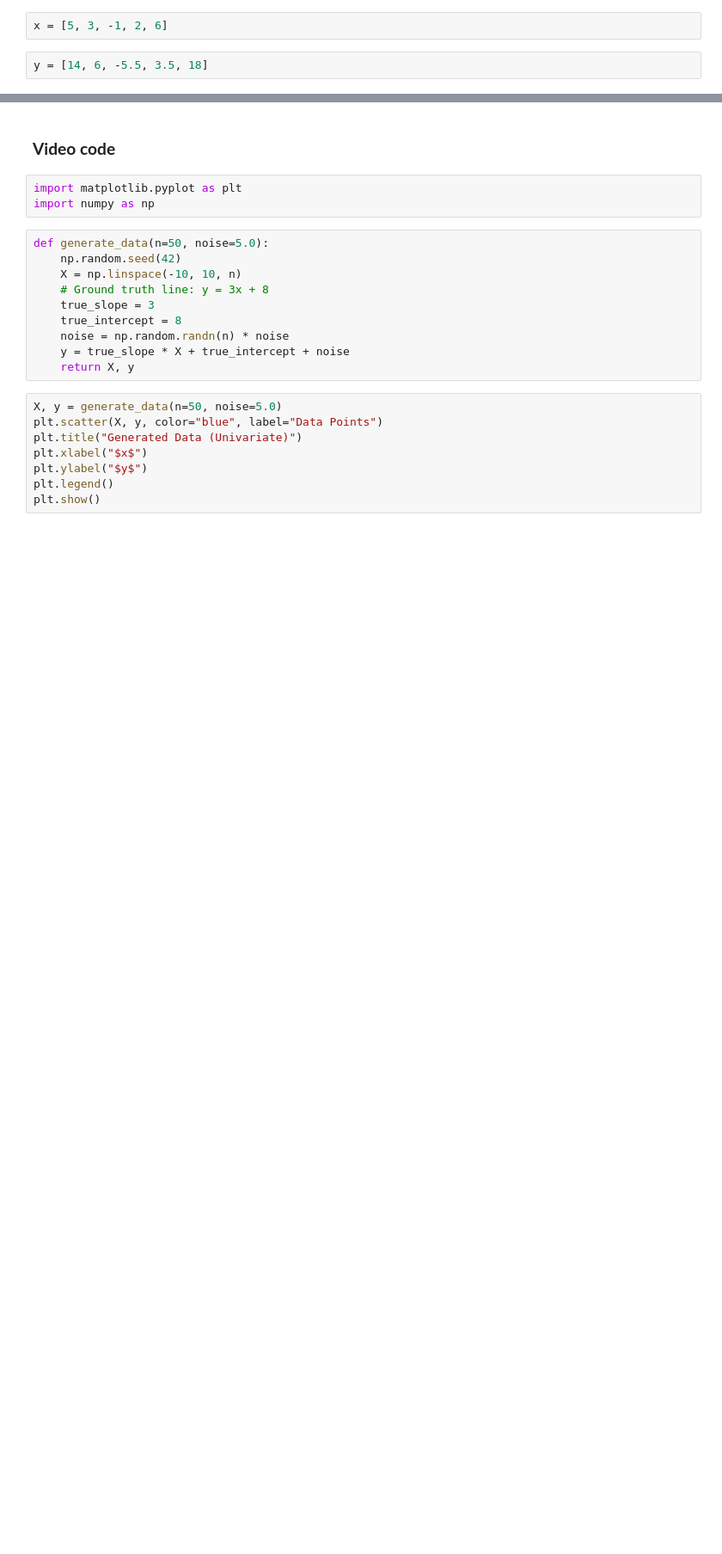
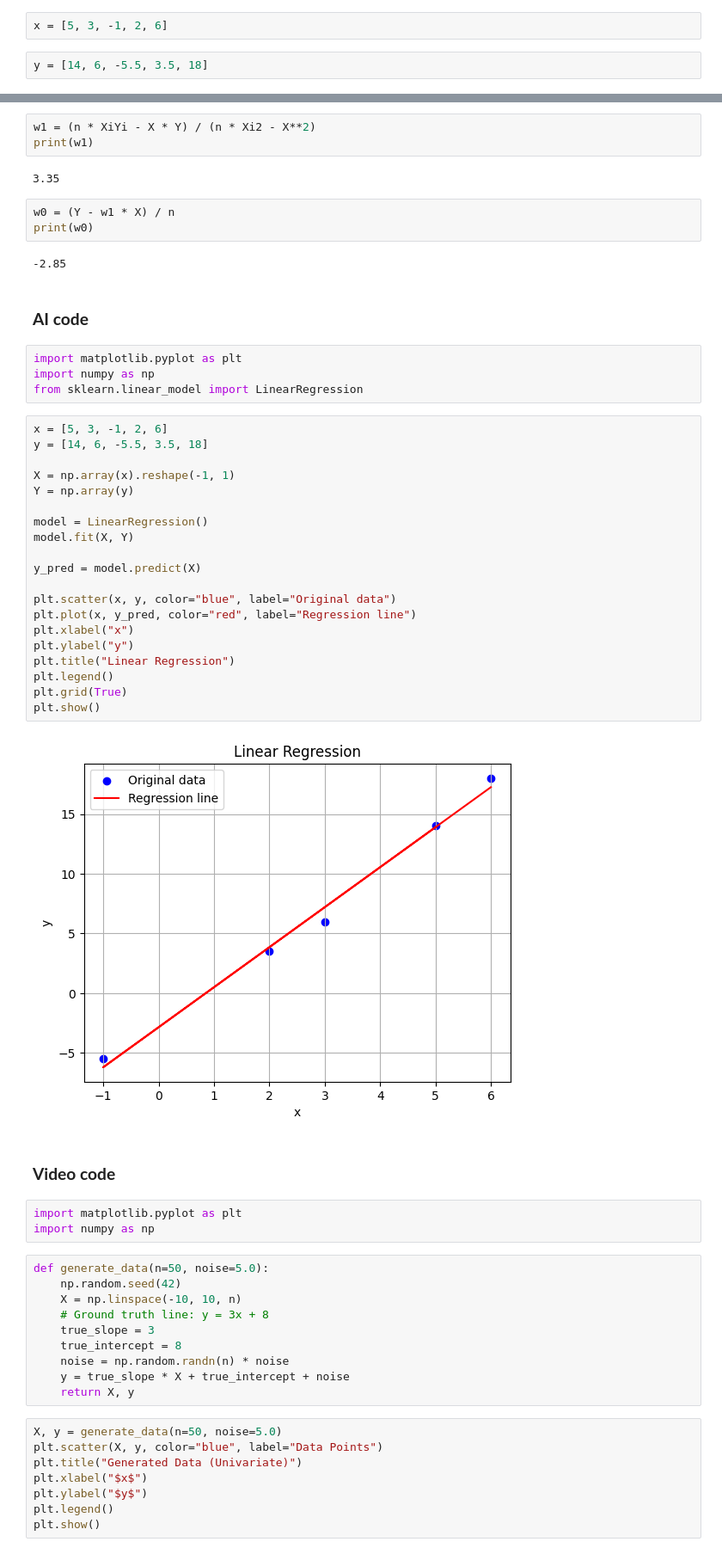
Before and after one commit to al-shams/ML-Sharif, a Jupyter notebook: session_01/regression.ipynb, the cells around one changed output, grey strips where cells are left out. Shown: that part at 86% size. Cells and saved outputs as stored; diff of their text form; blank space fills up the shorter version.

```diff
--- a/session_01/regression.ipynb
+++ b/session_01/regression.ipynb
@@ -34,3 +25,41 @@ print(w0)
+# %%
+w1 = (n * XiYi - X * Y) / (n * Xi2 - X**2)
+print(w1)
+# %% [output]
+3.35
+# %%
+w0 = (Y - w1 * X) / n
+print(w0)
+# %% [output]
+-2.85
+# %% [markdown]
+### **AI code**
+# %%
+import matplotlib.pyplot as plt
+import numpy as np
+from sklearn.linear_model import LinearRegression
+# %%
+x = [5, 3, -1, 2, 6]
+y = [14, 6, -5.5, 3.5, 18]
+
+X = np.array(x).reshape(-1, 1)
+Y = np.array(y)
+
+model = LinearRegression()
+model.fit(X, Y)
+
+y_pred = model.predict(X)
+
+plt.scatter(x, y, color="blue", label="Original data")
+plt.plot(x, y_pred, color="red", label="Regression line")
+plt.xlabel("x")
+plt.ylabel("y")
+plt.title("Linear Regression")
+plt.legend()
+plt.grid(True)
+plt.show()
+# %% [output]
+[figure, added]
 # %% [markdown]
 ### **Video code**
 # %%
```
Also changed, not shown: parts of 9 cells of this notebook, 1 other file.
